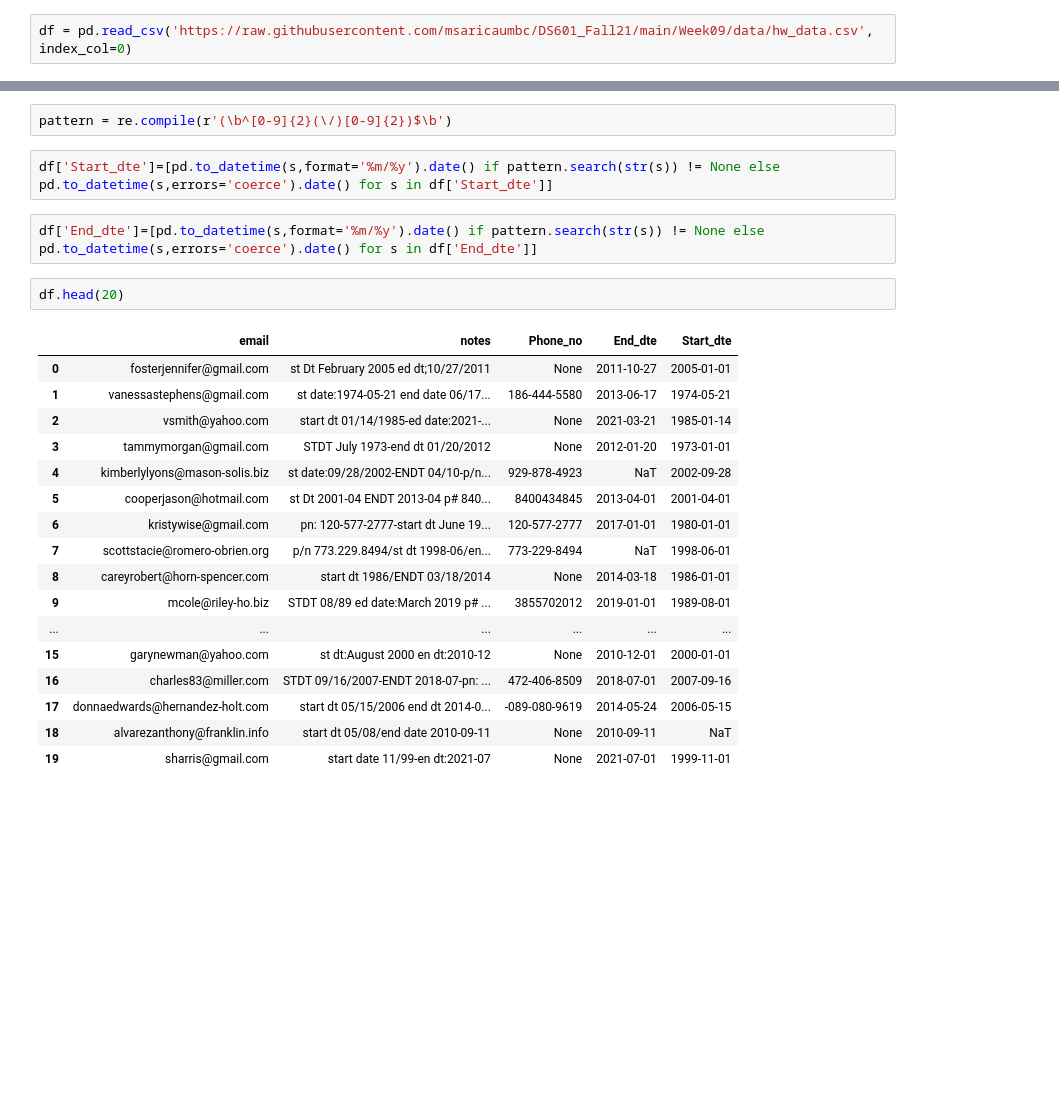
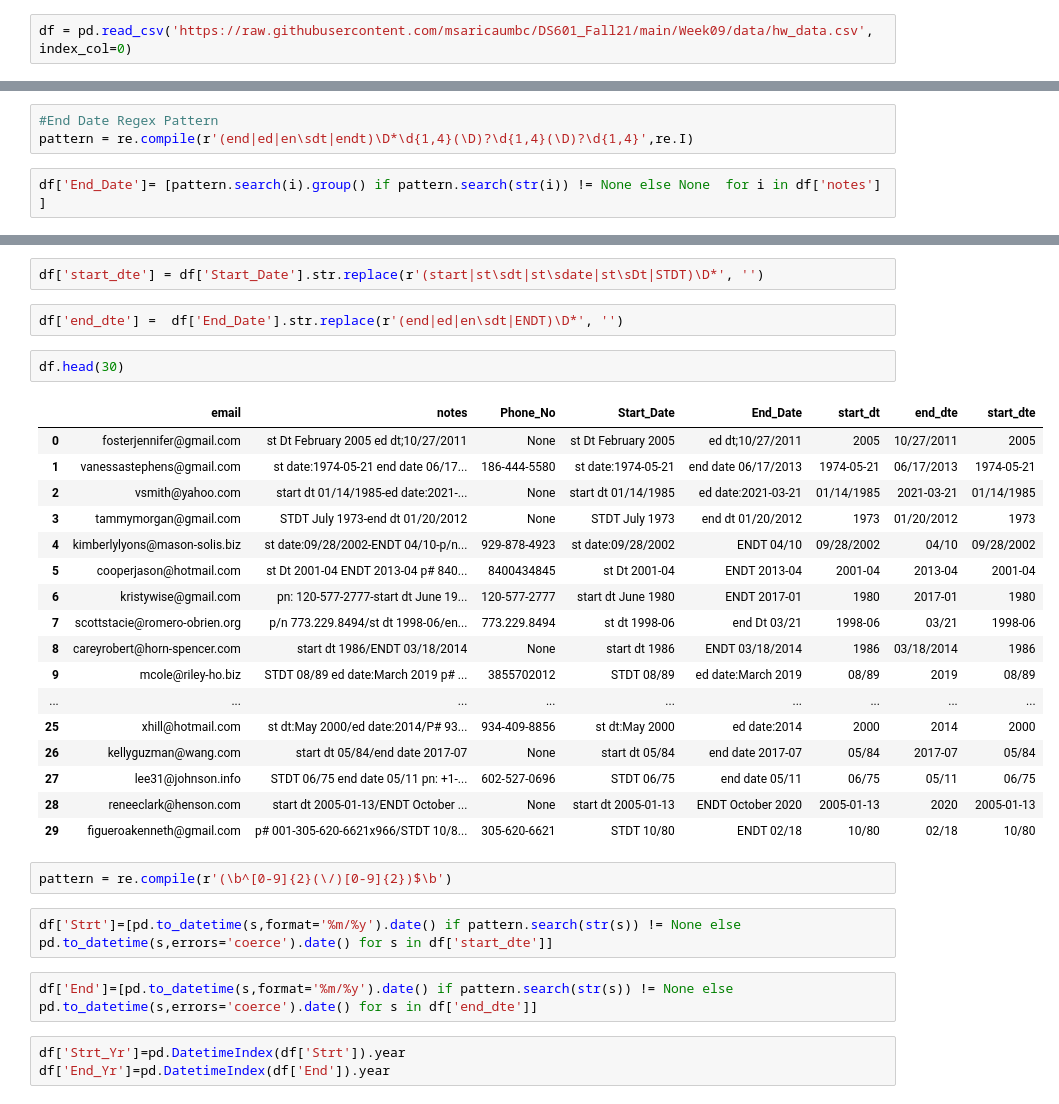
Before and after one commit to ssoni1/Python, a Jupyter notebook: Week09/Week09-homework.ipynb, the cells around one changed output, grey strips where cells are left out. Cells and saved outputs as stored; diff of their text form; blank space fills up the shorter version.

```diff
--- a/Week09/Week09-homework.ipynb
+++ b/Week09/Week09-homework.ipynb
@@ -87,0 +66,5 @@ df
+# %%
+#End Date Regex Pattern
+pattern = re.compile(r'(end|ed|en\sdt|endt)\D*\d{1,4}(\D)?\d{1,4}(\D)?\d{1,4}',re.I)
+# %%
+df['End_Date']= [pattern.search(i).group() if pattern.search(str(i)) != None else None  for i in df['notes'] ]
@@ -88,26 +87,33 @@ df
+# %%
+df['start_dte'] = df['Start_Date'].str.replace(r'(start|st\sdt|st\sdate|st\sDt|STDT)\D*', '')
+# %%
+df['end_dte'] =  df['End_Date'].str.replace(r'(end|ed|en\sdt|ENDT)\D*', '')
+# %%
+df.head(30)
+# %% [output]
+|  | email | notes | Phone_No | Start_Date | End_Date | start_dt | end_dte | start_dte |
+| 0 | fosterjennifer@gmail.com | st Dt February 2005 ed dt;10/27/2011 | None | st Dt February 2005 | ed dt;10/27/2011 | 2005 | 10/27/2011 | 2005 |
+| 1 | vanessastephens@gmail.com | st date:1974-05-21 end date 06/17... | 186-444-5580 | st date:1974-05-21 | end date 06/17/2013 | 1974-05-21 | 06/17/2013 | 1974-05-21 |
+| 2 | vsmith@yahoo.com | start dt 01/14/1985-ed date:2021-... | None | start dt 01/14/1985 | ed date:2021-03-21 | 01/14/1985 | 2021-03-21 | 01/14/1985 |
+| 3 | tammymorgan@gmail.com | STDT July 1973-end dt 01/20/2012 | None | STDT July 1973 | end dt 01/20/2012 | 1973 | 01/20/2012 | 1973 |
+| 4 | kimberlylyons@mason-solis.biz | st date:09/28/2002-ENDT 04/10-p/n... | 929-878-4923 | st date:09/28/2002 | ENDT 04/10 | 09/28/2002 | 04/10 | 09/28/2002 |
+| 5 | cooperjason@hotmail.com | st Dt 2001-04 ENDT 2013-04 p# 840... | 8400434845 | st Dt 2001-04 | ENDT 2013-04 | 2001-04 | 2013-04 | 2001-04 |
+| 6 | kristywise@gmail.com | pn: 120-577-2777-start dt June 19... | 120-577-2777 | start dt June 1980 | ENDT 2017-01 | 1980 | 2017-01 | 1980 |
+| 7 | scottstacie@romero-obrien.org | p/n 773.229.8494/st dt 1998-06/en... | 773.229.8494 | st dt 1998-06 | end Dt 03/21 | 1998-06 | 03/21 | 1998-06 |
+| 8 | careyrobert@horn-spencer.com | start dt 1986/ENDT 03/18/2014 | None | start dt 1986 | ENDT 03/18/2014 | 1986 | 03/18/2014 | 1986 |
+| 9 | mcole@riley-ho.biz | STDT 08/89 ed date:March 2019 p# ... | 3855702012 | STDT 08/89 | ed date:March 2019 | 08/89 | 2019 | 08/89 |
+| ... | ... | ... | ... | ... | ... | ... | ... | ... |
+| 25 | xhill@hotmail.com | st dt:May 2000/ed date:2014/P# 93... | 934-409-8856 | st dt:May 2000 | ed date:2014 | 2000 | 2014 | 2000 |
+| 26 | kellyguzman@wang.com | start dt 05/84/end date 2017-07 | None | start dt 05/84 | end date 2017-07 | 05/84 | 2017-07 | 05/84 |
+| 27 | lee31@johnson.info | STDT 06/75 end date 05/11 pn: +1-... | 602-527-0696 | STDT 06/75 | end date 05/11 | 06/75 | 05/11 | 06/75 |
+| 28 | reneeclark@henson.com | start dt 2005-01-13/ENDT October ... | None | start dt 2005-01-13 | ENDT October 2020 | 2005-01-13 | 2020 | 2005-01-13 |
+| 29 | figueroakenneth@gmail.com | p# 001-305-620-6621x966/STDT 10/8... | 305-620-6621 | STDT 10/80 | ENDT 02/18 | 10/80 | 02/18 | 10/80 |
 # %%
 pattern = re.compile(r'(\b^[0-9]{2}(\/)[0-9]{2})$\b')
 # %%
-df['Start_dte']=[pd.to_datetime(s,format='%m/%y').date() if pattern.search(str(s)) != None else pd.to_datetime(s,errors='coerce').date() for s in df['Start_dte']]
+df['Strt']=[pd.to_datetime(s,format='%m/%y').date() if pattern.search(str(s)) != None else pd.to_datetime(s,errors='coerce').date() for s in df['start_dte']]
 # %%
-df['End_dte']=[pd.to_datetime(s,format='%m/%y').date() if pattern.search(str(s)) != None else pd.to_datetime(s,errors='coerce').date() for s in df['End_dte']]
+df['End']=[pd.to_datetime(s,format='%m/%y').date() if pattern.search(str(s)) != None else pd.to_datetime(s,errors='coerce').date() for s in df['end_dte']]
-# %%
-df.head(20)
-# %% [output]
-|  | email | notes | Phone_no | End_dte | Start_dte |
-| 0 | fosterjennifer@gmail.com | st Dt February 2005 ed dt;10/27/2011 | None | 2011-10-27 | 2005-01-01 |
-| 1 | vanessastephens@gmail.com | st date:1974-05-21 end date 06/17... | 186-444-5580 | 2013-06-17 | 1974-05-21 |
-| 2 | vsmith@yahoo.com | start dt 01/14/1985-ed date:2021-... | None | 2021-03-21 | 1985-01-14 |
-| 3 | tammymorgan@gmail.com | STDT July 1973-end dt 01/20/2012 | None | 2012-01-20 | 1973-01-01 |
-| 4 | kimberlylyons@mason-solis.biz | st date:09/28/2002-ENDT 04/10-p/n... | 929-878-4923 | NaT | 2002-09-28 |
-| 5 | cooperjason@hotmail.com | st Dt 2001-04 ENDT 2013-04 p# 840... | 8400434845 | 2013-04-01 | 2001-04-01 |
-| 6 | kristywise@gmail.com | pn: 120-577-2777-start dt June 19... | 120-577-2777 | 2017-01-01 | 1980-01-01 |
-| 7 | scottstacie@romero-obrien.org | p/n 773.229.8494/st dt 1998-06/en... | 773-229-8494 | NaT | 1998-06-01 |
-| 8 | careyrobert@horn-spencer.com | start dt 1986/ENDT 03/18/2014 | None | 2014-03-18 | 1986-01-01 |
-| 9 | mcole@riley-ho.biz | STDT 08/89 ed date:March 2019 p# ... | 3855702012 | 2019-01-01 | 1989-08-01 |
-| ... | ... | ... | ... | ... | ... |
-| 15 | garynewman@yahoo.com | st dt:August 2000 en dt:2010-12 | None | 2010-12-01 | 2000-01-01 |
-| 16 | charles83@miller.com | STDT 09/16/2007-ENDT 2018-07-pn: ... | 472-406-8509 | 2018-07-01 | 2007-09-16 |
-| 17 | donnaedwards@hernandez-holt.com | start dt 05/15/2006 end dt 2014-0... | -089-080-9619 | 2014-05-24 | 2006-05-15 |
-| 18 | alvarezanthony@franklin.info | start dt 05/08/end date 2010-09-11 | None | 2010-09-11 | NaT |
-| 19 | sharris@gmail.com | start date 11/99-en dt:2021-07 | None | 2021-07-01 | 1999-11-01 |
+# %%
+df['Strt_Yr']=pd.DatetimeIndex(df['Strt']).year
+df['End_Yr']=pd.DatetimeIndex(df['End']).year
```
Also changed, not shown: parts of 27 cells of this notebook.
